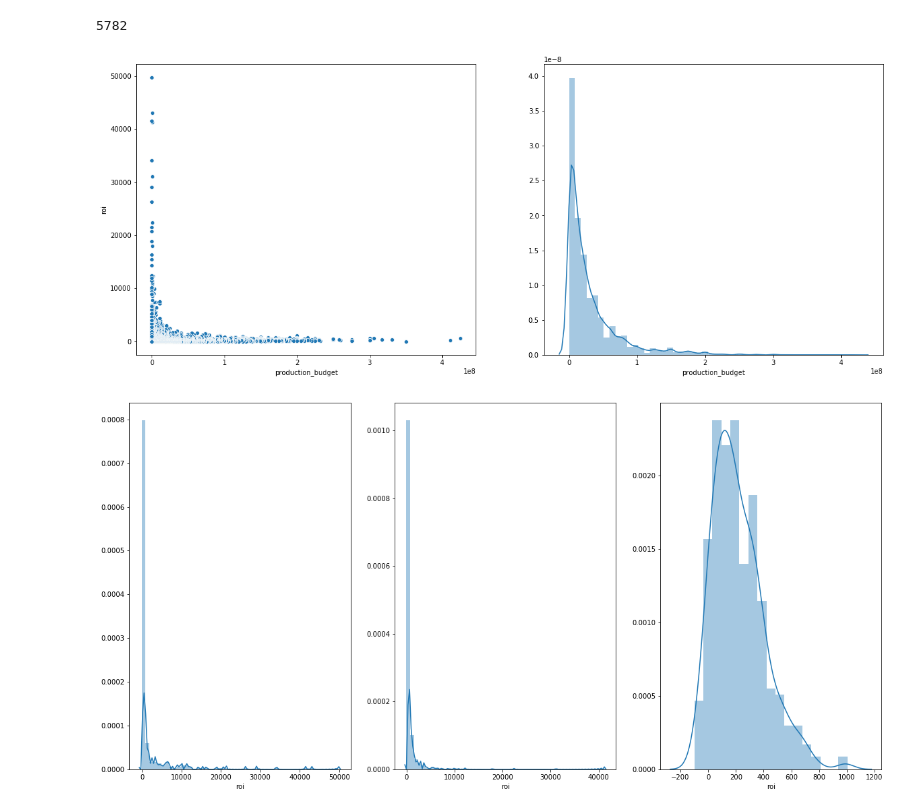
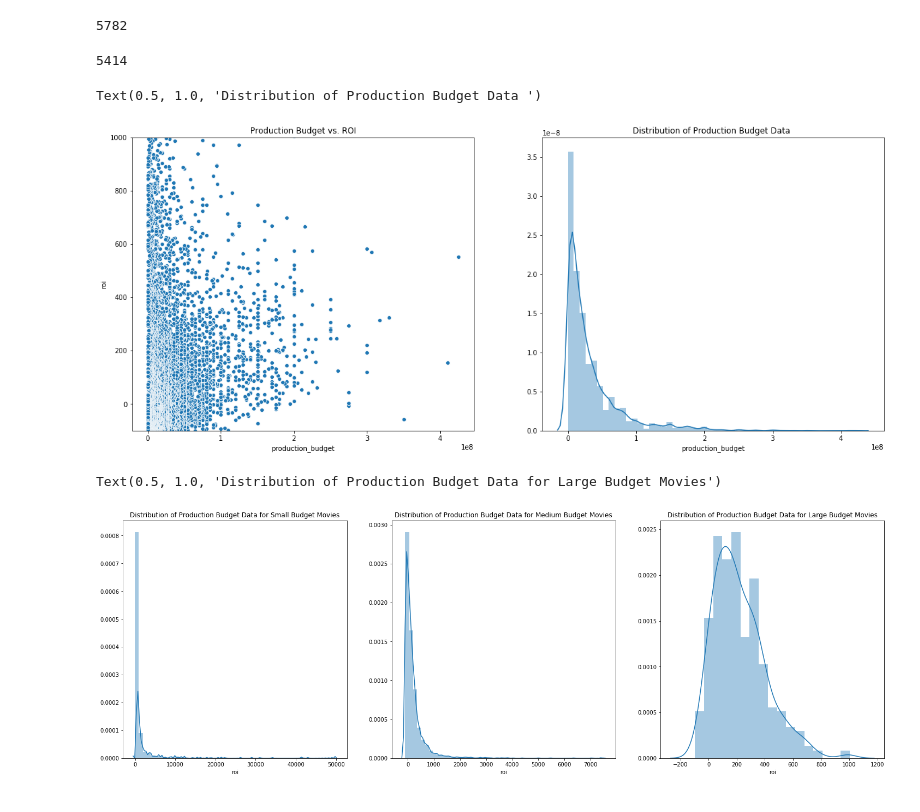
Before and after one commit to SlimHintz/movie-data-eda, a Jupyter notebook: Aidan_work/roi_from_budget_table.ipynb, the cells around one changed output. Drawn from its saved outputs; the diff is of its cells as text; code cells hidden in the pictures.

Commit message:
new graphs

```diff
--- a/Aidan_work/roi_from_budget_table.ipynb
+++ b/Aidan_work/roi_from_budget_table.ipynb
@@ -19,6 +19,14 @@ df['domestic_gross'] = df['domestic_gross'].apply(lambda x: string_to_float(x))
 #Its both a massive outlier and presumably no longer possible in the industry microsoft is trying to break in to
 
 df = df[df.movie != 'Deep Throat']
+#getting rid of movies that have a 0 for worldwide gross AND domestic gross
+#some movies certainly make 0 dollars, but in this df its used as a placeholder
+#an | is neccesary as a movie may only have made money worldwide or domestically
+df = df[(df.worldwide_gross>0)|(df.domestic_gross>0)]
+
+len(df)
+# %% [output]
+5414
 # %%
 #creating various profit and roi columns, by subtracting budget from gross and dividing by budget
 
@@ -28,7 +36,7 @@ df['has foriegn'] = df['worldwide_gross'] > 0
 df['roi'] = (df['profit']/ df['production_budget'])*100
 df['domestic_roi'] = (df['domestic_profit']/ df['production_budget']) * 100
 
-#these function removes outliers from the data and are designed to be applicable to any df
+#these function find outliers from the data and are designed to be applicable to any df
 
 def get_iqr(df, col_name):
     hq = df[col_name].quantile(0.75)
@@ -56,7 +64,7 @@ df['outlier_budget'] = find_outliers(df, 'production_budget' )
 
 
 #categorized each movie by the size of its budget as either 'large', 'medium' or 'small', our groupings
-#based on industry standards NOTE: these values are mostly arbitrary as different people may consider a
+#are based on industry standards NOTE: these values are mostly arbitrary as different people may consider a
 #$5 million not a small budget, theres no official definition.
 
 
@@ -65,7 +73,7 @@ def categorize_production(x):
     k=''
     if m < 5000000:
         k = 'small'
-    if 500000 < m < 10000000:
+    if 5000000 <= m <= 100000000:
         k = 'medium'
     if m > 100000000:
         k = 'large'
@@ -87,18 +95,23 @@ df['lost_money'] = [x < 0 for x in df['roi']]
 
 #plotting production budget vs roi and a distribution of roi
 fig2, axes = plt.subplots(1,2, figsize = (20,8))
-sns.scatterplot(df['production_budget'], df['roi'], ax= axes[0])
-sns.distplot(df['production_budget'], ax= axes[1])
-ax2.set_ylim(top = 1000, bottom = -200);
+ax = sns.scatterplot(df['production_budget'], df['roi'], ax= axes[0])
+ax1 = sns.distplot(df['production_budget'], ax= axes[1])
+ax.set(ylim = (-100,1000))
+ax.set_title('Production Budget vs. ROI')
+ax1.set_title('Distribution of Production Budget Data ')
 # %% [output]
+Text(0.5, 1.0, 'Distribution of Production Budget Data ')
-[figure, old version]
+[figure, new version]
 # %%
-f, axes = plt.subplots(1,3, figsize=(20, 10), sharex=False)
+f, axes = plt.subplots(1,3, figsize=(25, 8), sharex=False)
 
-sns.distplot(df[df.budget_category == 'small']['roi'], ax = axes[0])
-
-sns.distplot(df[df.budget_category == 'medium']['roi'], ax = axes[1])
-
-sns.distplot(df[df.budget_category == 'large']['roi'], ax = axes[2]);
+ax2 = sns.distplot(df[df.budget_category == 'small']['roi'], ax = axes[0])
+ax2.set_title('Distribution of Production Budget Data for Small Budget Movies')
+ax3 = sns.distplot(df[df.budget_category == 'medium']['roi'], ax = axes[1])
+ax3.set_title('Distribution of Production Budget Data for Medium Budget Movies')
+ax4 = sns.distplot(df[df.budget_category == 'large']['roi'], ax = axes[2]);
+ax4.set_title('Distribution of Production Budget Data for Large Budget Movies')
 # %% [output]
+Text(0.5, 1.0, 'Distribution of Production Budget Data for Large Budget Movies')
-[figure, old version]
+[figure, new version]
```
Also changed, not shown: parts of 9 cells of this notebook.
